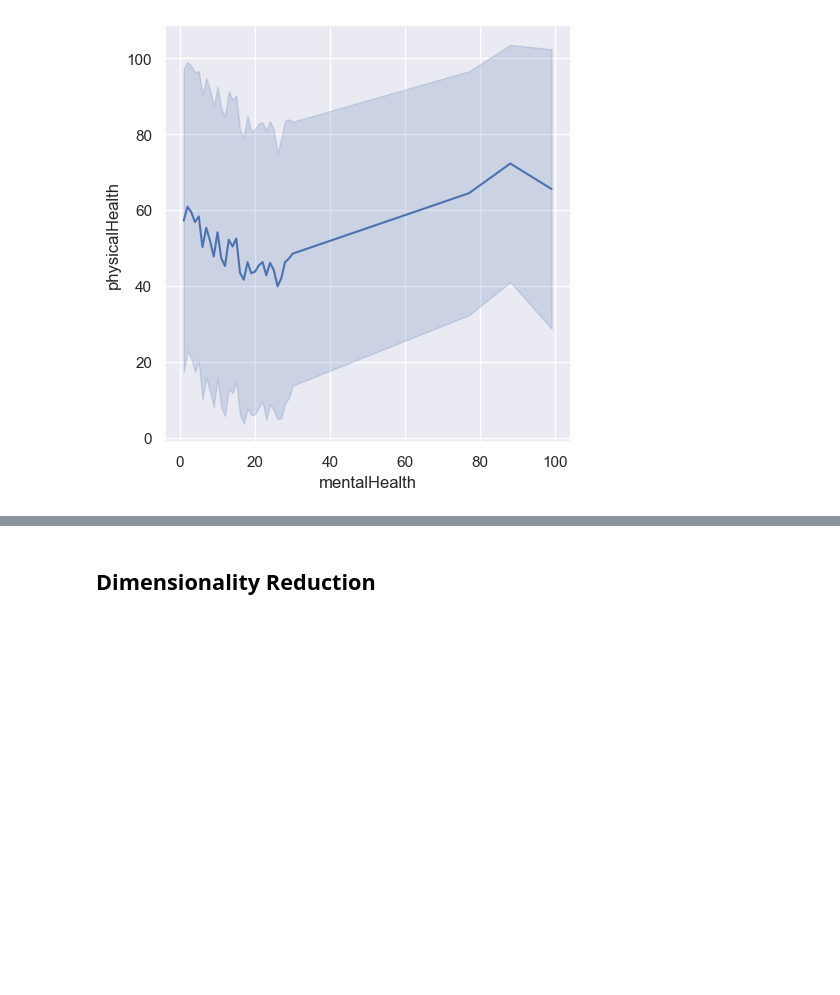
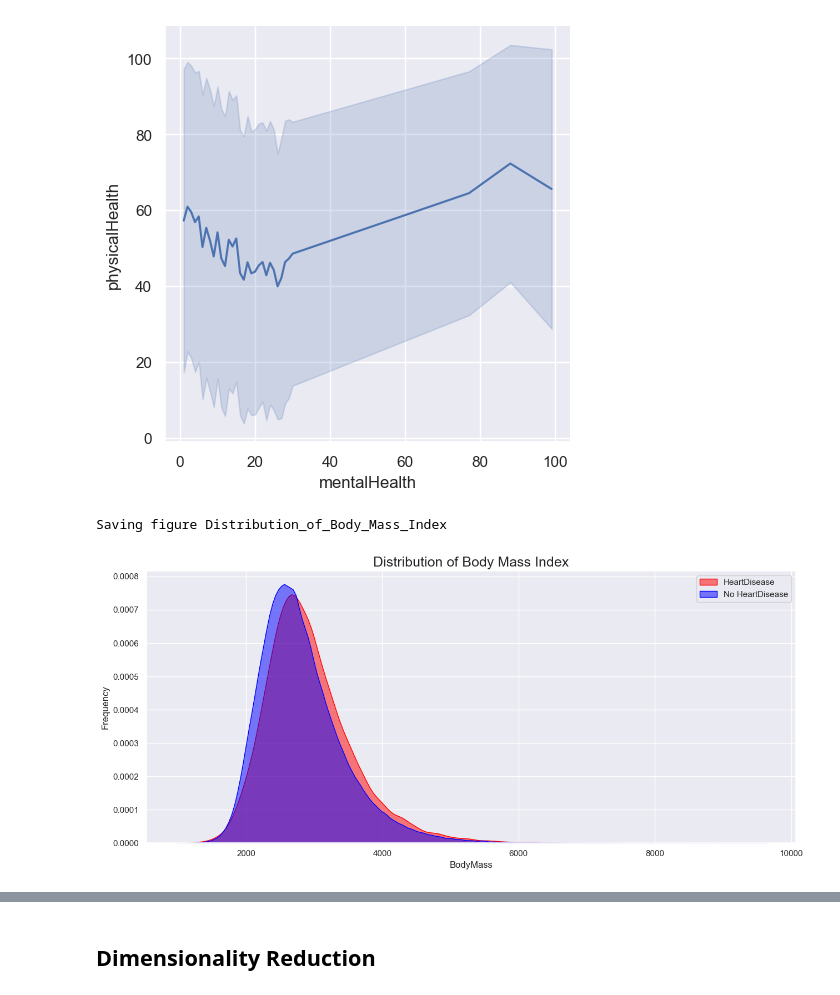
Before and after one commit to Suhyrhasan/Risk-Prediction-For-Heart-Disease, a Jupyter notebook: DatasetAfterPreprocessing.ipynb, the cells around one changed output, grey strips where cells are left out. Saved outputs shown, nothing was run; the diff lists cells and outputs as text; code cells hidden in the pictures; blank space fills up the shorter version.

Commit message:
more charts

```diff
--- a/DatasetAfterPreprocessing.ipynb
+++ b/DatasetAfterPreprocessing.ipynb
@@ -274,3 +273,16 @@ save_fig("line_plot")
 # %% [output]
 Saving figure line_plot
 [figure]
+# %%
+fig, ax = plt.subplots(figsize = (13,6))
+sns.kdeplot(heartDisease[heartDisease["heartDisease"]==1]["BMI"], alpha=0.5,fill=True, color="red", label="HeartDisease", ax = ax)
+sns.kdeplot(heartDisease[heartDisease["heartDisease"]==2]["BMI"], alpha=0.5,fill = True, color="blue", label="No HeartDisease", ax = ax)
+plt.title('Distribution of Body Mass Index', fontsize = 18)
+ax.set_xlabel("BodyMass")
+ax.set_ylabel("Frequency")
+ax.legend();
+save_fig("Distribution_of_Body_Mass_Index")
+plt.show()
+# %% [output]
+Saving figure Distribution_of_Body_Mass_Index
+[figure, added]
```
Also changed, not shown: parts of 5 cells of this notebook, 3 other files.
